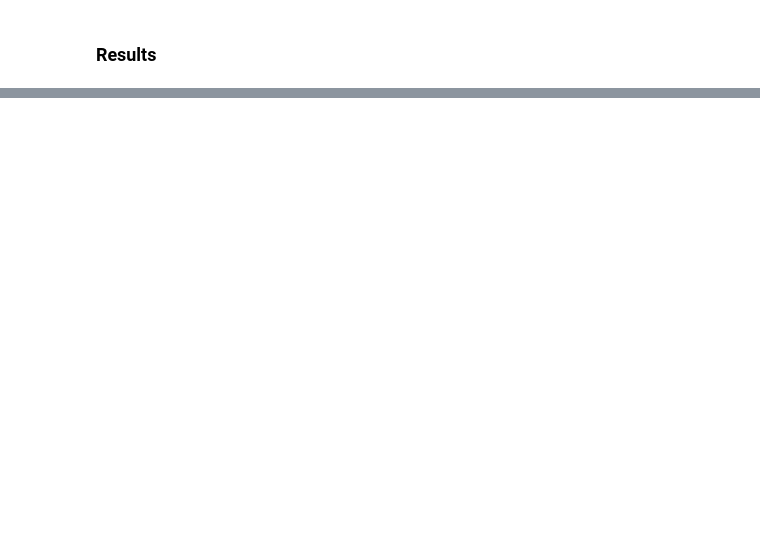
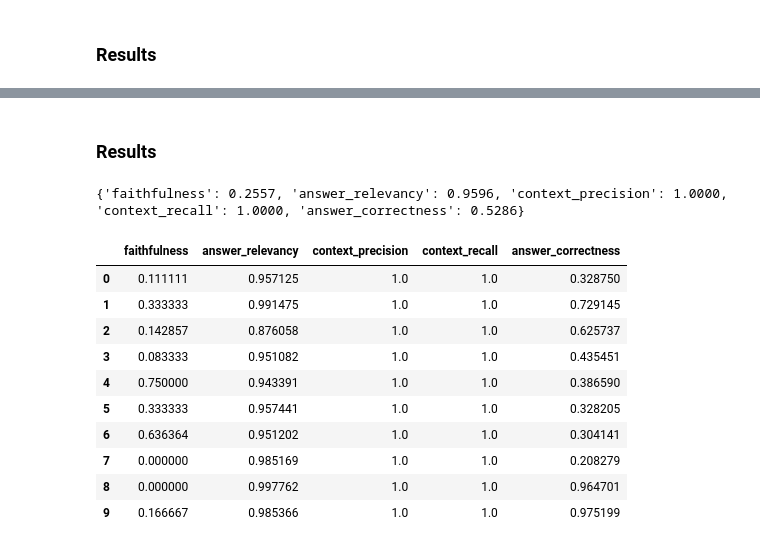
Before and after one commit to rsmith262/uk-election-2024-rag, a Jupyter notebook: RAG_Evaluation.ipynb, the cells around one changed output, grey strips where cells are left out. Saved outputs shown, nothing was run; the diff lists cells and outputs as text; code cells hidden in the pictures; blank space fills up the shorter version.

```diff
--- a/RAG_Evaluation.ipynb
+++ b/RAG_Evaluation.ipynb
@@ -322,0 +413,37 @@ dtype: float64
+# %%
+# creates hugging face dataset
+ragas_dataset = Dataset.from_list(data)
+# %%
+# sets list of metrics to evaluate by
+metrics = [
+    faithfulness,
+    answer_relevancy,
+    context_precision,
+    context_recall,
+    answer_correctness
+]
+# %% [markdown]
+### Results
+# %%
+results = evaluate(ragas_dataset, metrics=metrics)
+print(results)
+# %% [output]
+{'faithfulness': 0.2557, 'answer_relevancy': 0.9596, 'context_precision': 1.0000, 'context_recall': 1.0000, 'answer_correctness': 0.5286}
+# %%
+# creates dataframe of all results for each question
+scores_per_sample = pd.DataFrame(results.scores)
+
+# Show per sample scores
+scores_per_sample
+# %% [output]
+|  | faithfulness | answer_relevancy | context_precision | context_recall | answer_correctness |
+| 0 | 0.111111 | 0.957125 | 1.0 | 1.0 | 0.328750 |
+| 1 | 0.333333 | 0.991475 | 1.0 | 1.0 | 0.729145 |
+| 2 | 0.142857 | 0.876058 | 1.0 | 1.0 | 0.625737 |
+| 3 | 0.083333 | 0.951082 | 1.0 | 1.0 | 0.435451 |
+| 4 | 0.750000 | 0.943391 | 1.0 | 1.0 | 0.386590 |
+| 5 | 0.333333 | 0.957441 | 1.0 | 1.0 | 0.328205 |
+| 6 | 0.636364 | 0.951202 | 1.0 | 1.0 | 0.304141 |
+| 7 | 0.000000 | 0.985169 | 1.0 | 1.0 | 0.208279 |
+| 8 | 0.000000 | 0.997762 | 1.0 | 1.0 | 0.964701 |
+| 9 | 0.166667 | 0.985366 | 1.0 | 1.0 | 0.975199 |
```
Also changed, not shown: parts of 18 cells of this notebook, 2 other files.
